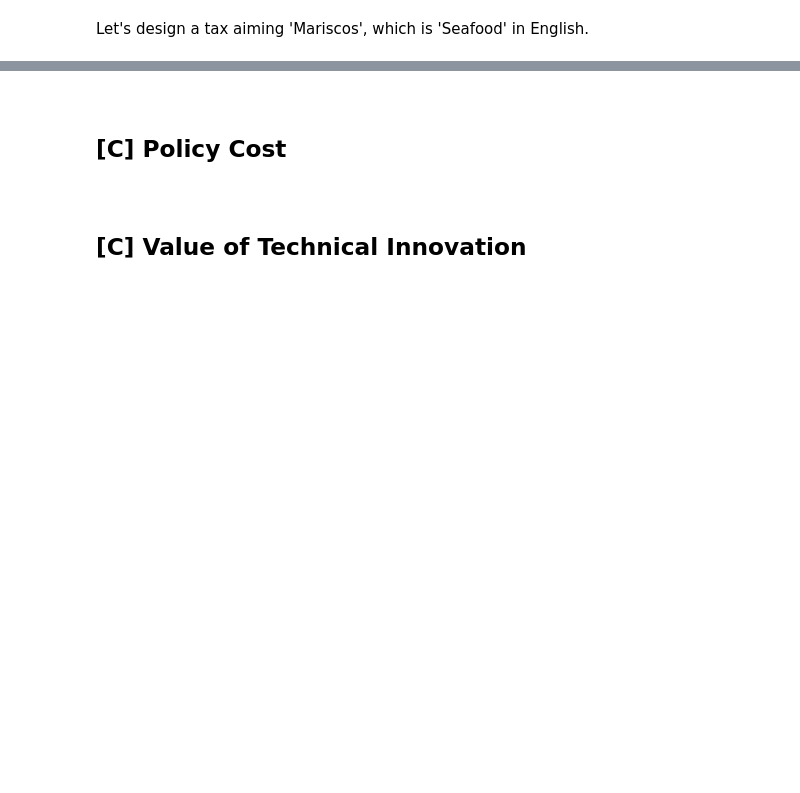
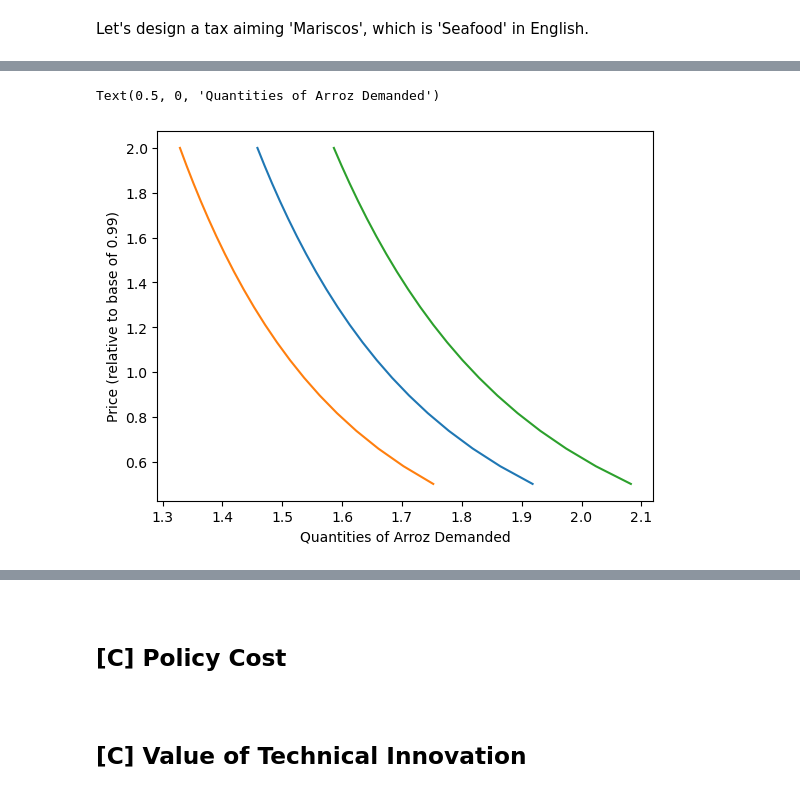
Before and after one commit to yingyinlii/team_luther_burbank_proj4, a Jupyter notebook: EEP153_project_4_code_review.ipynb, the cells around one changed output, grey strips where cells are left out. Drawn from its saved outputs; the diff is of its cells as text; code cells hidden in the pictures; blank space fills up the shorter version.

```diff
--- a/EEP153_project_4_code_review.ipynb
+++ b/EEP153_project_4_code_review.ipynb
@@ -926,23 +928,26 @@ def my_prices(p0, p = pbar, j = 'Arroz'):
 # %%
 import matplotlib.pyplot as plt
 %matplotlib inline
 
 use = 'Arroz'  # Good we want demand curve for
 
 # Vary prices from 50% to 200% of reference.
 scale = np.linspace(.5,2,20)
 
 # Demand for Millet for household at median budget
-plt.plot([r.demands(xref,my_prices(pbar[use]*s,pbar))[use] for s in scale],scale)
+plt.plot([result.demands(xref,my_prices(pbar[use]*s,pbar))[use] for s in scale],scale)
 
 # Demand for Millet for household at 25% percentile
-plt.plot([r.demands(xbar.quantile(0.25),my_prices(pbar[use]*s,pbar))[use] for s in scale],scale)
+plt.plot([result.demands(xbar.quantile(0.25),my_prices(pbar[use]*s,pbar))[use] for s in scale],scale)
 
 # Demand for Millet for household at 75% percentile
-plt.plot([r.demands(xbar.quantile(0.75),my_prices(pbar[use]*s,pbar))[use] for s in scale],scale)
+plt.plot([result.demands(xbar.quantile(0.75),my_prices(pbar[use]*s,pbar))[use] for s in scale],scale)
 
 plt.ylabel(f"Price (relative to base of {pbar[use]:.2f})")
 plt.xlabel(f"Quantities of {use} Demanded")
+# %% [output]
+Text(0.5, 0, 'Quantities of Arroz Demanded')
+[figure, added]
 # %%
 import matplotlib.pyplot as plt
 %matplotlib inline
```
Also changed, not shown: parts of 4 cells of this notebook.
